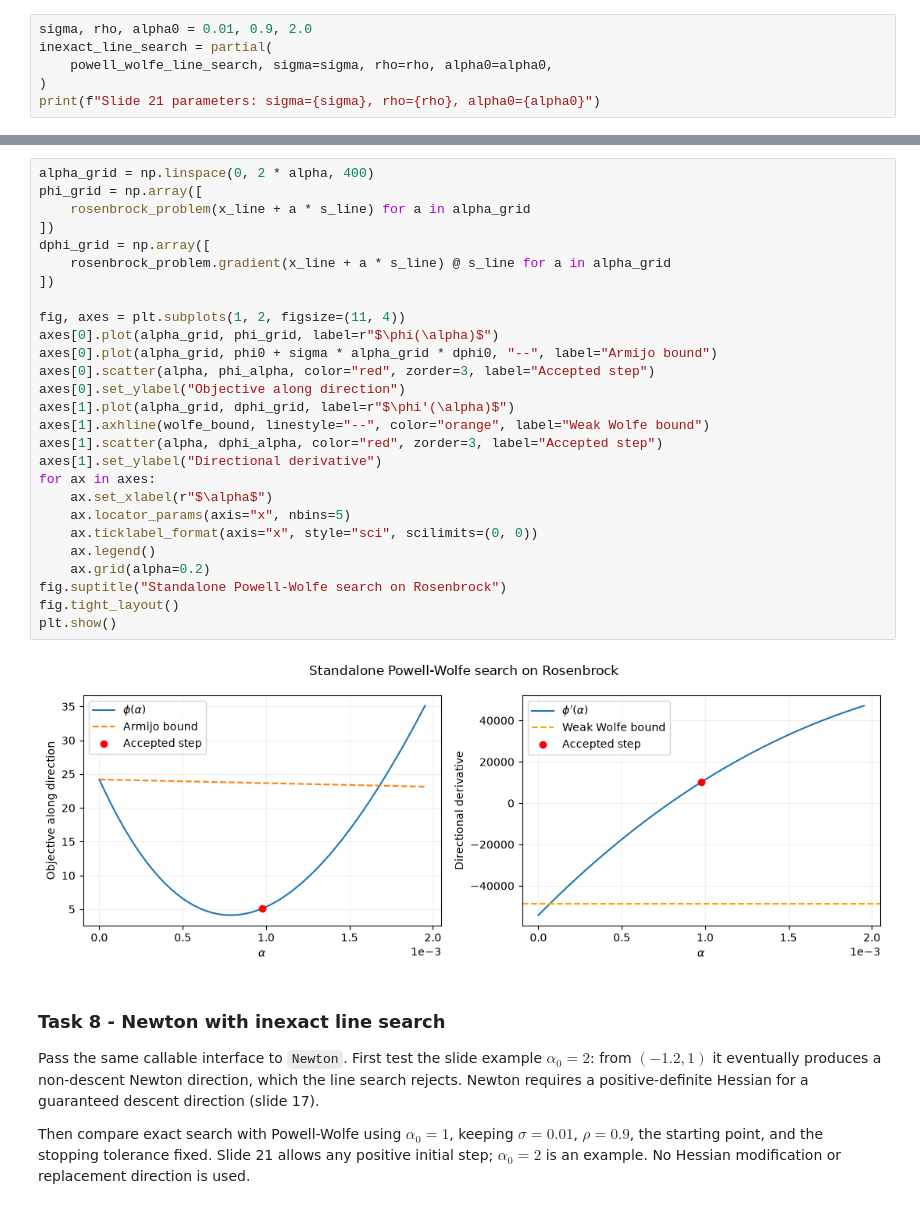
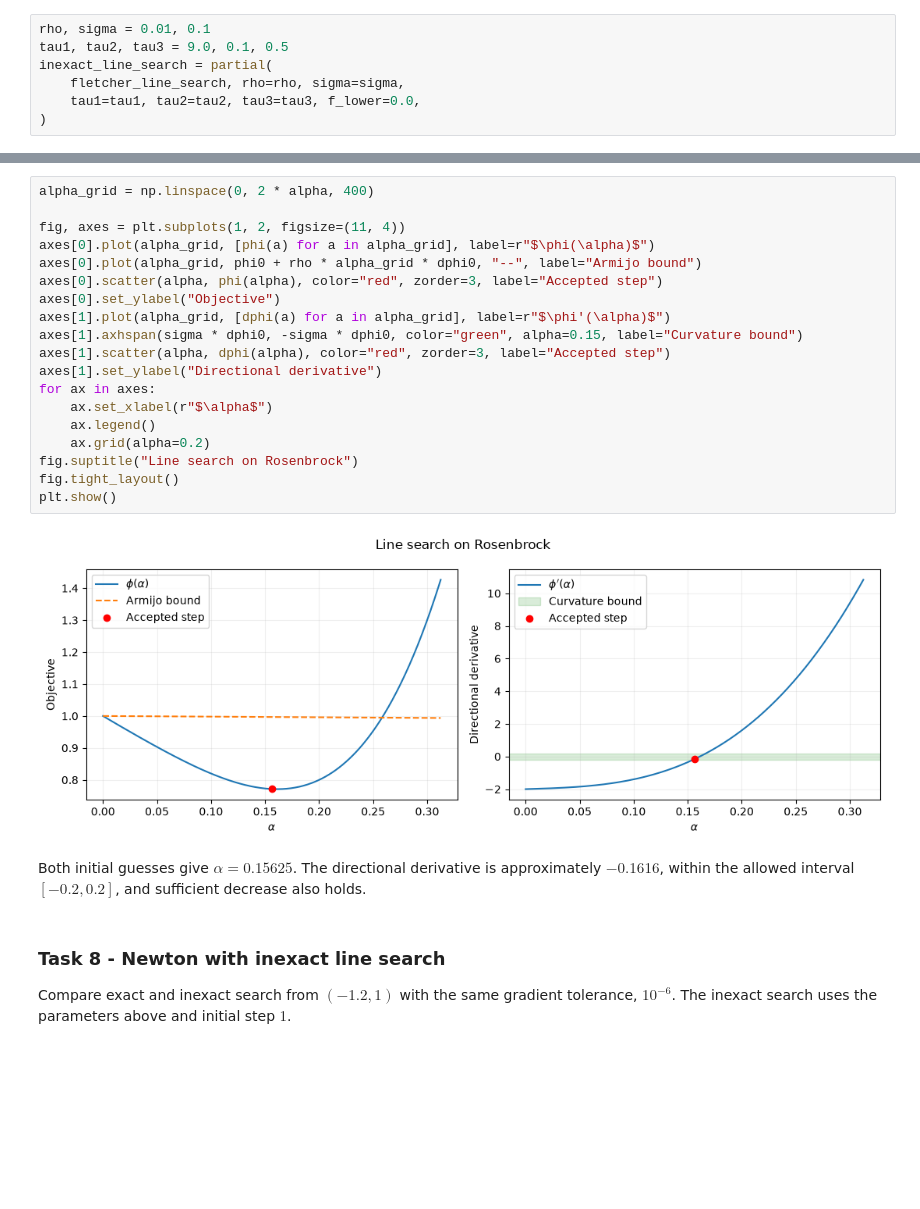
Before and after one commit to NightingaleCen/FMNN25, a Jupyter notebook: project3/main.ipynb, the cells around one changed output, grey strips where cells are left out. Cells and saved outputs as stored; diff of their text form; blank space fills up the shorter version.

```diff
--- a/project3/main.ipynb
+++ b/project3/main.ipynb
@@ -196,6 +149,7 @@ The slide example uses $\sigma=0.01$, $\rho=0.9$, and $\alpha_0=2$. The implemen
 # %%
-sigma, rho, alpha0 = 0.01, 0.9, 2.0
+rho, sigma = 0.01, 0.1
+tau1, tau2, tau3 = 9.0, 0.1, 0.5
 inexact_line_search = partial(
-    powell_wolfe_line_search, sigma=sigma, rho=rho, alpha0=alpha0,
+    fletcher_line_search, rho=rho, sigma=sigma,
+    tau1=tau1, tau2=tau2, tau3=tau3, f_lower=0.0,
 )
-print(f"Slide 21 parameters: sigma={sigma}, rho={rho}, alpha0={alpha0}")
@@ -230,36 +187,28 @@ Weak Wolfe: 10147.471572 >= -48804.624000
 # %%
 alpha_grid = np.linspace(0, 2 * alpha, 400)
-phi_grid = np.array([
-    rosenbrock_problem(x_line + a * s_line) for a in alpha_grid
-])
-dphi_grid = np.array([
-    rosenbrock_problem.gradient(x_line + a * s_line) @ s_line for a in alpha_grid
-])
 
 fig, axes = plt.subplots(1, 2, figsize=(11, 4))
-axes[0].plot(alpha_grid, phi_grid, label=r"$\phi(\alpha)$")
-axes[0].plot(alpha_grid, phi0 + sigma * alpha_grid * dphi0, "--", label="Armijo bound")
-axes[0].scatter(alpha, phi_alpha, color="red", zorder=3, label="Accepted step")
-axes[0].set_ylabel("Objective along direction")
-axes[1].plot(alpha_grid, dphi_grid, label=r"$\phi'(\alpha)$")
-axes[1].axhline(wolfe_bound, linestyle="--", color="orange", label="Weak Wolfe bound")
-axes[1].scatter(alpha, dphi_alpha, color="red", zorder=3, label="Accepted step")
+axes[0].plot(alpha_grid, [phi(a) for a in alpha_grid], label=r"$\phi(\alpha)$")
+axes[0].plot(alpha_grid, phi0 + rho * alpha_grid * dphi0, "--", label="Armijo bound")
+axes[0].scatter(alpha, phi(alpha), color="red", zorder=3, label="Accepted step")
+axes[0].set_ylabel("Objective")
+axes[1].plot(alpha_grid, [dphi(a) for a in alpha_grid], label=r"$\phi'(\alpha)$")
+axes[1].axhspan(sigma * dphi0, -sigma * dphi0, color="green", alpha=0.15, label="Curvature bound")
+axes[1].scatter(alpha, dphi(alpha), color="red", zorder=3, label="Accepted step")
 axes[1].set_ylabel("Directional derivative")
 for ax in axes:
     ax.set_xlabel(r"$\alpha$")
-    ax.locator_params(axis="x", nbins=5)
-    ax.ticklabel_format(axis="x", style="sci", scilimits=(0, 0))
     ax.legend()
     ax.grid(alpha=0.2)
-fig.suptitle("Standalone Powell-Wolfe search on Rosenbrock")
+fig.suptitle("Line search on Rosenbrock")
 fig.tight_layout()
 plt.show()
 # %% [output]
-[figure, old version]
+[figure, new version]
+# %% [markdown]
+Both initial guesses give $\alpha=0.15625$. The directional derivative is approximately $-0.1616$, within the allowed interval $[-0.2,0.2]$, and sufficient decrease also holds.
 # %% [markdown]
 ### Task 8 - Newton with inexact line search
 
-Pass the same callable interface to `Newton`. First test the slide example $\alpha_0=2$: from $(-1.2,1)$ it eventually produces a non-descent Newton direction, which the line search rejects. Newton requires a positive-definite Hessian for a guaranteed descent direction (slide 17).
-
-Then compare exact search with Powell-Wolfe using $\alpha_0=1$, keeping $\sigma=0.01$, $\rho=0.9$, the starting point, and the stopping tolerance fixed. Slide 21 allows any positive initial step; $\alpha_0=2$ is an example. No Hessian modification or replacement direction is used.
+Compare exact and inexact search from $(-1.2,1)$ with the same gradient tolerance, $10^{-6}$. The inexact search uses the parameters above and initial step $1$.
 # %%
```
Also changed, not shown: parts of 29 cells of this notebook, 2 other files.
